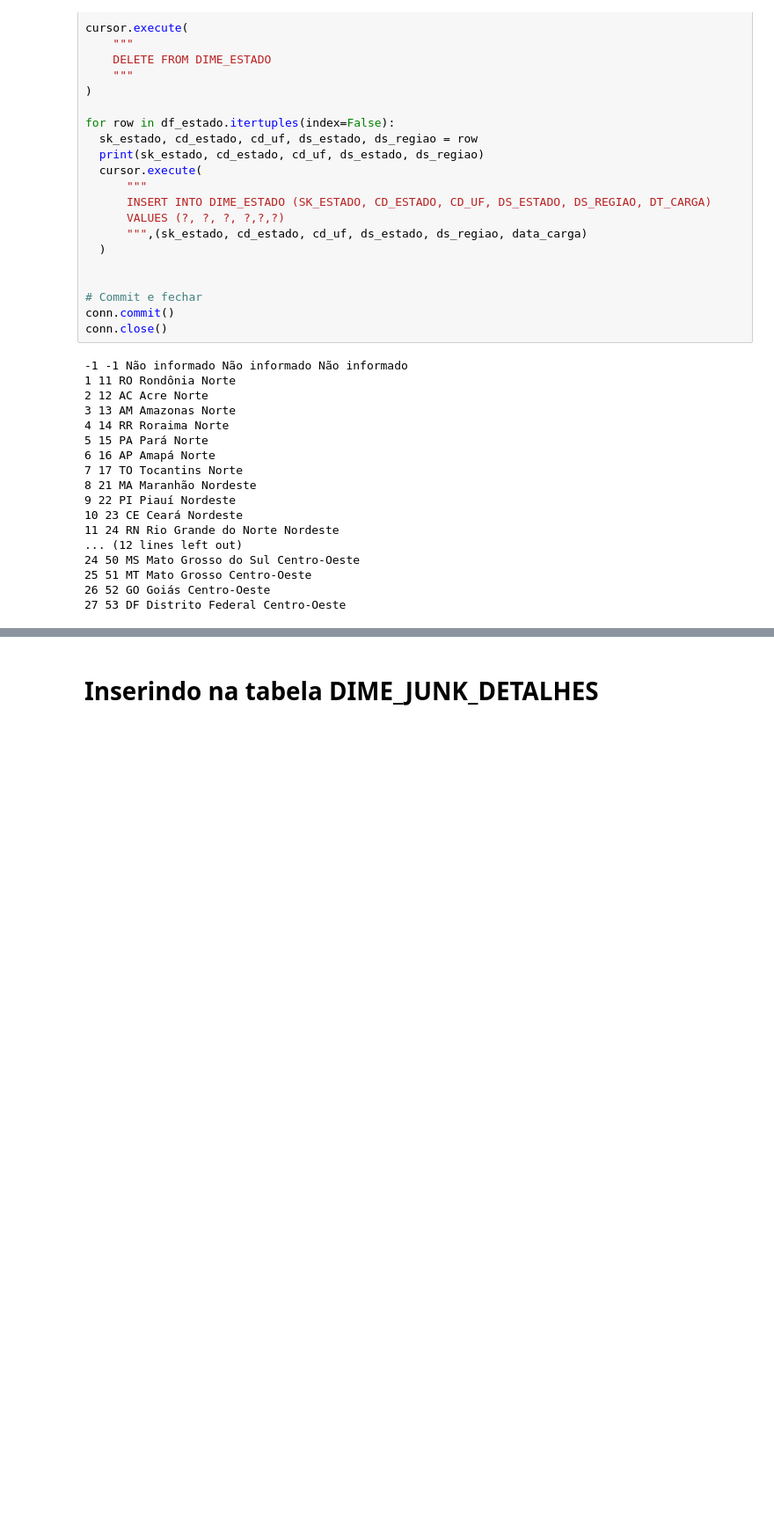
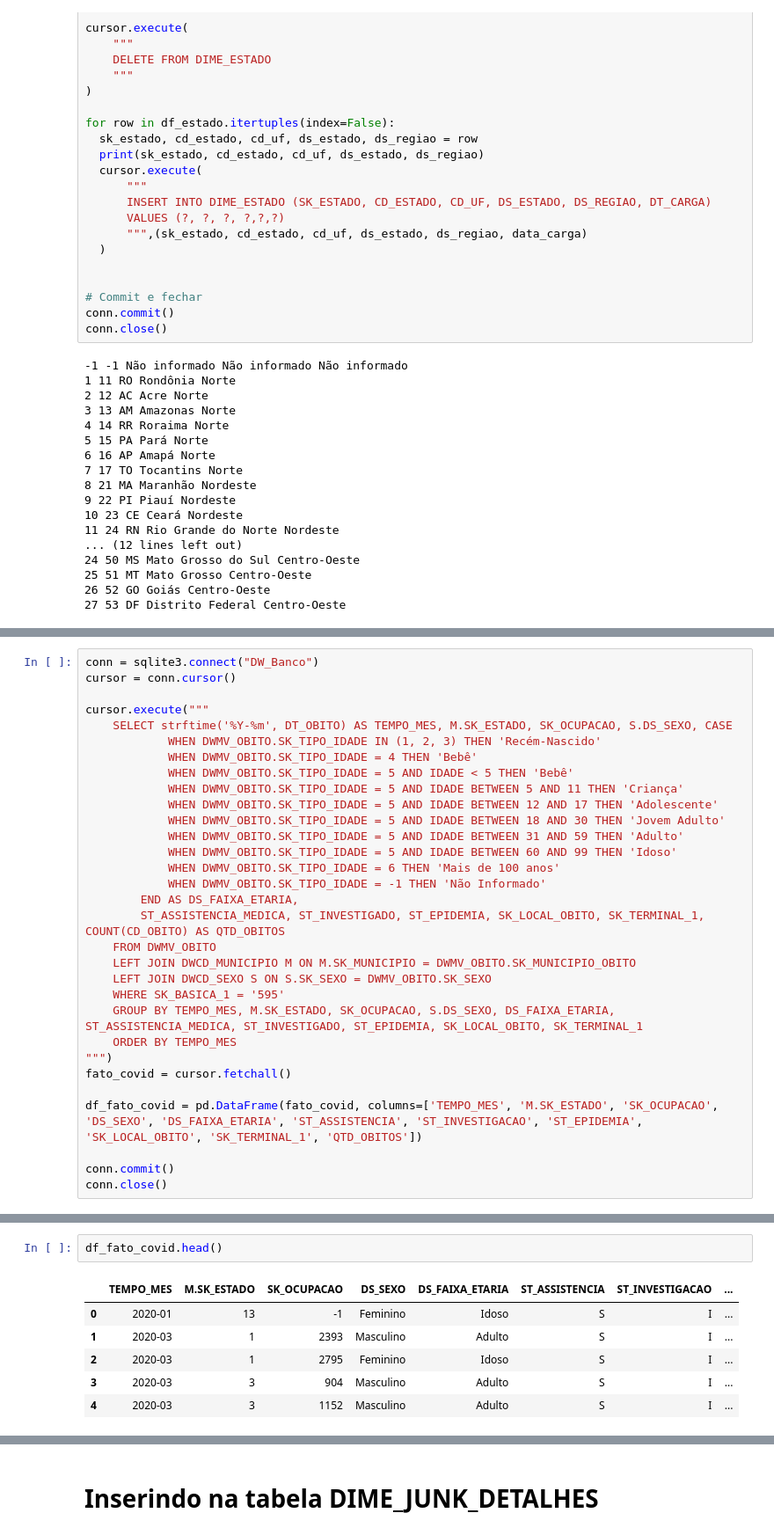
Before and after one commit to caiogoia123/Projeto_Final_BI, a Jupyter notebook: DataMart.ipynb, the cells around one changed output, grey strips where cells are left out. Shown at 88% size. Drawn from its saved outputs; the diff is of its cells as text; blank space fills up the shorter version.

```diff
--- a/DataMart.ipynb
+++ b/DataMart.ipynb
@@ -439,0 +624,31 @@ conn.close()
+# %%
+conn = sqlite3.connect("DW_Banco")
+cursor = conn.cursor()
+
+cursor.execute("""
+    SELECT strftime('%Y-%m', DT_OBITO) AS TEMPO_MES, M.SK_ESTADO, SK_OCUPACAO, S.DS_SEXO, CASE
+            WHEN DWMV_OBITO.SK_TIPO_IDADE IN (1, 2, 3) THEN 'Recém-Nascido'
+            WHEN DWMV_OBITO.SK_TIPO_IDADE = 4 THEN 'Bebê'
+            WHEN DWMV_OBITO.SK_TIPO_IDADE = 5 AND IDADE < 5 THEN 'Bebê'
+            WHEN DWMV_OBITO.SK_TIPO_IDADE = 5 AND IDADE BETWEEN 5 AND 11 THEN 'Criança'
+            WHEN DWMV_OBITO.SK_TIPO_IDADE = 5 AND IDADE BETWEEN 12 AND 17 THEN 'Adolescente'
+            WHEN DWMV_OBITO.SK_TIPO_IDADE = 5 AND IDADE BETWEEN 18 AND 30 THEN 'Jovem Adulto'
+            WHEN DWMV_OBITO.SK_TIPO_IDADE = 5 AND IDADE BETWEEN 31 AND 59 THEN 'Adulto'
+            WHEN DWMV_OBITO.SK_TIPO_IDADE = 5 AND IDADE BETWEEN 60 AND 99 THEN 'Idoso'
+            WHEN DWMV_OBITO.SK_TIPO_IDADE = 6 THEN 'Mais de 100 anos'
+            WHEN DWMV_OBITO.SK_TIPO_IDADE = -1 THEN 'Não Informado'
+        END AS DS_FAIXA_ETARIA,
+        ST_ASSISTENCIA_MEDICA, ST_INVESTIGADO, ST_EPIDEMIA, SK_LOCAL_OBITO, SK_TERMINAL_1, COUNT(CD_OBITO) AS QTD_OBITOS
+    FROM DWMV_OBITO
+    LEFT JOIN DWCD_MUNICIPIO M ON M.SK_MUNICIPIO = DWMV_OBITO.SK_MUNICIPIO_OBITO
+    LEFT JOIN DWCD_SEXO S ON S.SK_SEXO = DWMV_OBITO.SK_SEXO
+    WHERE SK_BASICA_1 = '595'
+    GROUP BY TEMPO_MES, M.SK_ESTADO, SK_OCUPACAO, S.DS_SEXO, DS_FAIXA_ETARIA, ST_ASSISTENCIA_MEDICA, ST_INVESTIGADO, ST_EPIDEMIA, SK_LOCAL_OBITO, SK_TERMINAL_1
+    ORDER BY TEMPO_MES
+""")
+fato_covid = cursor.fetchall()
+
+df_fato_covid = pd.DataFrame(fato_covid, columns=['TEMPO_MES', 'M.SK_ESTADO', 'SK_OCUPACAO', 'DS_SEXO', 'DS_FAIXA_ETARIA', 'ST_ASSISTENCIA', 'ST_INVESTIGACAO', 'ST_EPIDEMIA', 'SK_LOCAL_OBITO', 'SK_TERMINAL_1', 'QTD_OBITOS'])
+
+conn.commit()
+conn.close()
@@ -439,0 +676,9 @@ conn.close()
+# %%
+df_fato_covid.head()
+# %% [output]
+|  | TEMPO_MES | M.SK_ESTADO | SK_OCUPACAO | DS_SEXO | DS_FAIXA_ETARIA | ST_ASSISTENCIA | ST_INVESTIGACAO | ... |
+| 0 | 2020-01 | 13 | -1 | Feminino | Idoso | S | I | ... |
+| 1 | 2020-03 | 1 | 2393 | Masculino | Adulto | S | I | ... |
+| 2 | 2020-03 | 1 | 2795 | Feminino | Idoso | S | I | ... |
+| 3 | 2020-03 | 3 | 904 | Masculino | Adulto | S | I | ... |
+| 4 | 2020-03 | 3 | 1152 | Masculino | Adulto | S | I | ... |
```
Also changed, not shown: parts of 18 cells of this notebook, 2 other files.
